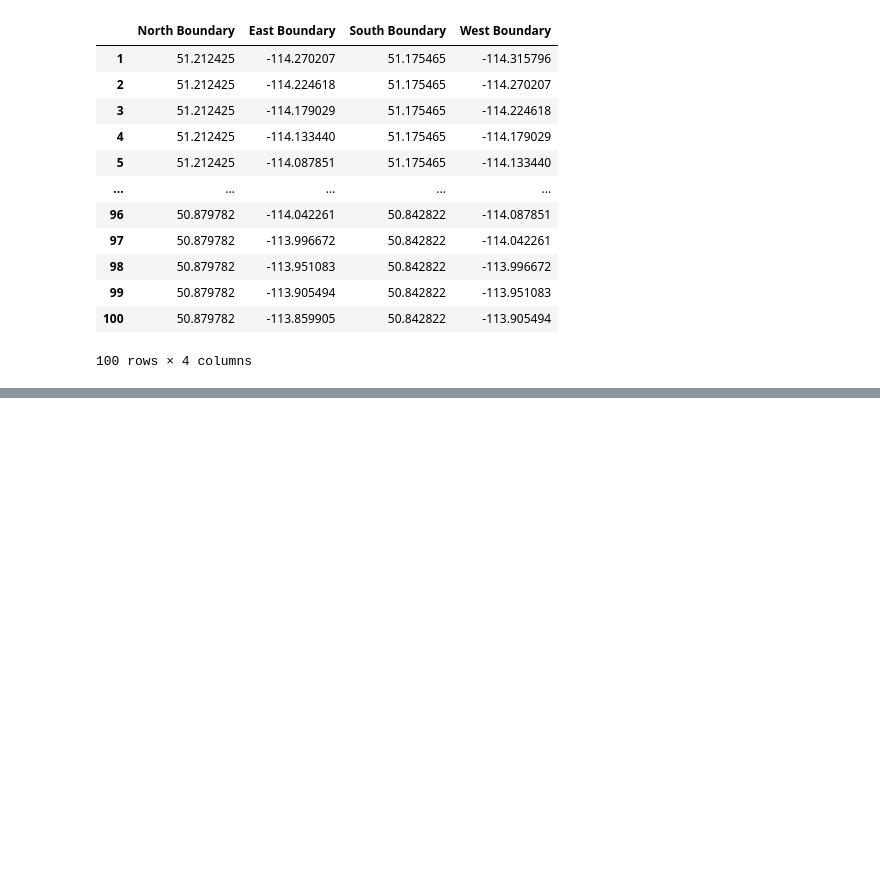
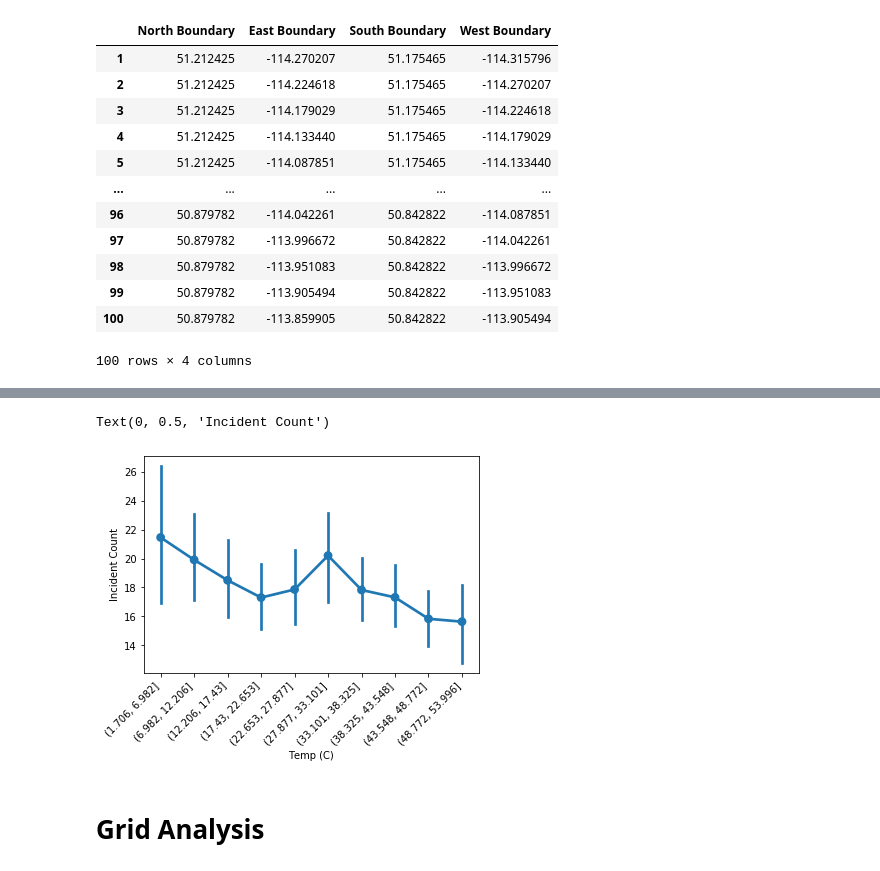
Before and after one commit to KChow095/Calgary-Traffic-Analysis, a Jupyter notebook: Calgary_Traffic_Analysis.ipynb, the cells around one changed output, grey strips where cells are left out. Cells and saved outputs as stored; diff of their text form; code cells hidden in the pictures; blank space fills up the shorter version.

```diff
--- a/Calgary_Traffic_Analysis.ipynb
+++ b/Calgary_Traffic_Analysis.ipynb
@@ -92,0 +279,13 @@ cells_df
+# %%
+weather_visibility_pointplot = sns.pointplot(x='visibility_binned', y='Count', data=weather_merged_df)
+weather_visibility_pointplot.set_xticklabels(weather_visibility_pointplot.get_xticklabels(),
+                                             rotation=45,
+                                             horizontalalignment='right')
+
+plt.xlabel('Temp (C)')
+plt.ylabel('Incident Count')
+# %% [output]
+Text(0, 0.5, 'Incident Count')
+[figure, added]
+# %% [markdown]
+# Grid Analysis
```
Also changed, not shown: parts of 25 cells of this notebook, 1 other file.
